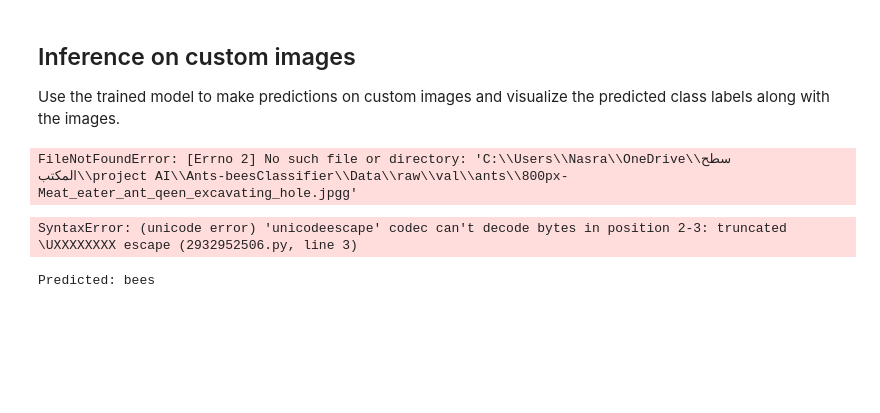
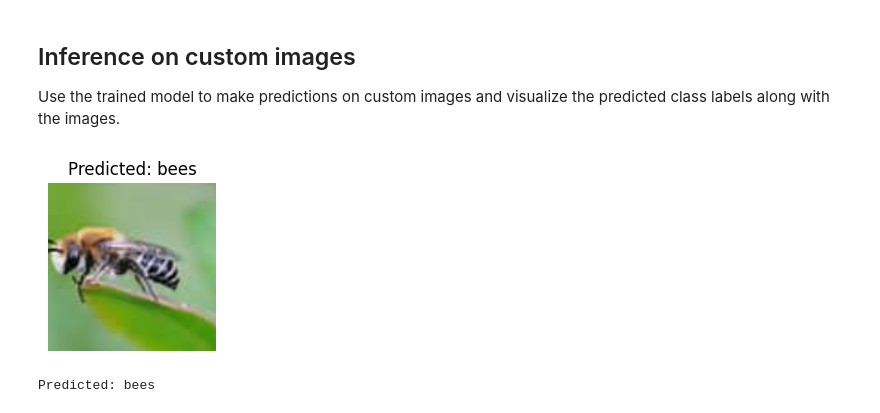
Before and after one commit to TahaAliAl-ozaib/Ants-beesClassifier, a Jupyter notebook: notebooks/notes.ipynb, the cells around one changed output. Cells and saved outputs as stored; diff of their text form; code cells hidden in the pictures; blank space fills up the shorter version.

```diff
--- a/notebooks/notes.ipynb
+++ b/notebooks/notes.ipynb
@@ -465,35 +465,25 @@ def imshow(inp, title=None):
 # %%
 # الحل الصحيح - استخدم raw string للمسار
 import os
 
 # خيار 1: raw string
-img_path = r'C:\Users\Nasra\OneDrive\سطح المكتب\project AI\Ants-beesClassifier\Data\raw\val\ants\800px-Meat_eater_ant_qeen_excavating_hole.jpgg'
+img_path = r'C:\Users\Nasra\OneDrive\سطح المكتب\project AI\project AI222\valduition\bees\OIP.jpeg'
 
 # خيار 2: forward slashes (أسهل)
 # img_path = 'C:/Users/Nasra/OneDrive/سطح المكتب/project AI/Ants-beesClassifier/Data/valduition/bees/OIP (1).jpeg'
 
 # خيار 3: os.path.join (الأفضل)
 #img_path = os.path.join('"C:\Users\Nasra\OneDrive\سطح المكتب\project AI\project AI222\valduition\bees\OIP.jpeg"')
 
 visualize_model_predictions(
     model_conv,
     img_path=img_path
 )
 
 plt.ioff()
 plt.show()
 # %% [output]
-FileNotFoundError: [Errno 2] No such file or directory: 'C:\\Users\\Nasra\\OneDrive\\سطح المكتب\\project AI\\Ants-beesClassifier\\Data\\raw\\val\\ants\\800px-Meat_eater_ant_qeen_excavating_hole.jpgg'
+[figure, added]
-# %%
-visualize_model_predictions(
-    model_conv,
-    img_path='C:\Users\Nasra\OneDrive\سطح المكتب\project AI\Ants-beesClassifier\Data\valduition\ants\download.jpeg'
-)
-
-plt.ioff()
-plt.show()
-# %% [output]
-SyntaxError: (unicode error) 'unicodeescape' codec can't decode bytes in position 2-3: truncated \UXXXXXXXX escape (2932952506.py, line 3)
 # %%
 torch.save(model_conv, "ant_bee_model2.pt")
 # %%
```
Also changed, not shown: parts of 3 cells of this notebook, 5 other files.
